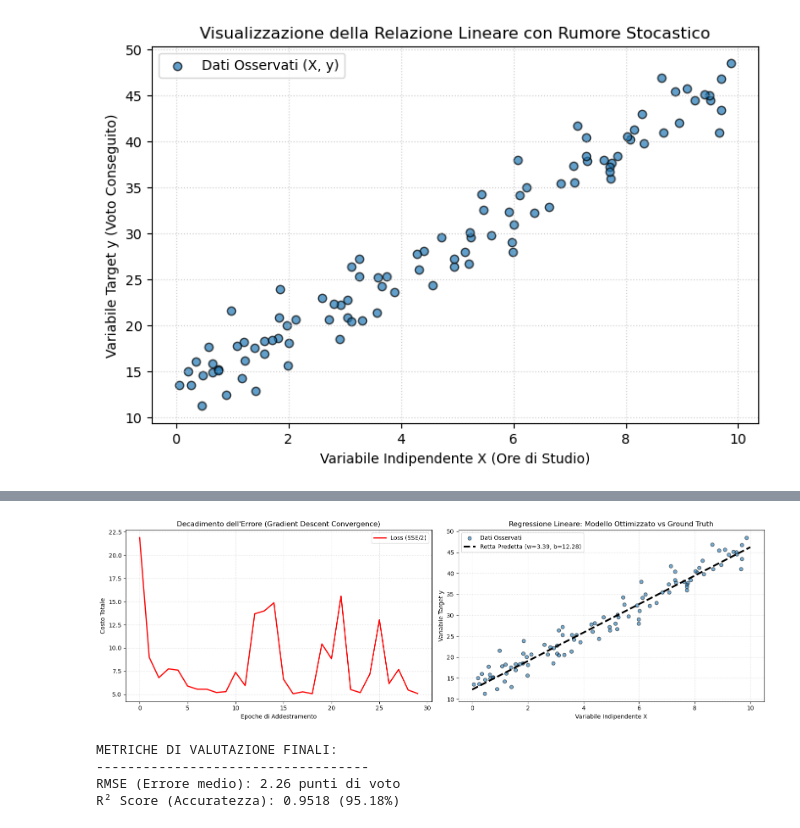
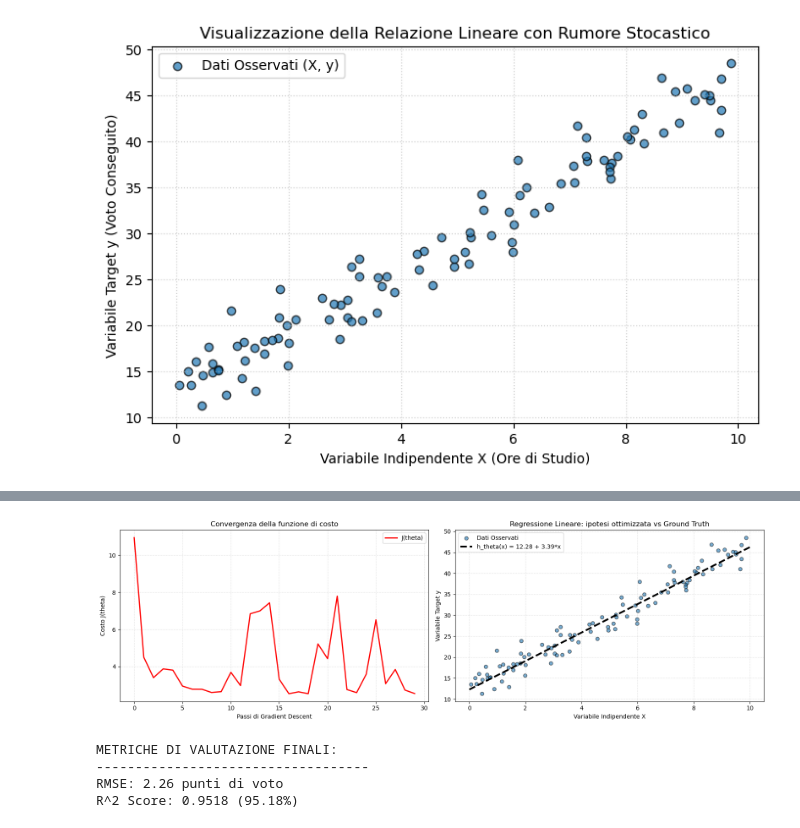
Before and after one commit to KrisBold12/stanford-cs229, a Jupyter notebook: 01_LinearRegression/StochasticGradientDescent.ipynb, the cells around one changed output, grey strips where cells are left out. Drawn from its saved outputs; the diff is of its cells as text; code cells hidden in the pictures.

Commit message:
Linear regression refactor + Logistic regression

```diff
--- a/01_LinearRegression/StochasticGradientDescent.ipynb
+++ b/01_LinearRegression/StochasticGradientDescent.ipynb
@@ -177,62 +157,53 @@ Valori reali (Ground Truth) impostati all'inizio -> w: 3.5000, b: 12.0000
 # %%
-# Inizializzo un pannello con due sotto-grafici (1 riga, 2 colonne)
+# Pannello con due sotto-grafici (1 riga, 2 colonne)
 fig, (ax1, ax2) = plt.subplots(1, 2, figsize=(16, 5))
 
-# ==============================================================================
-# GRAFICO 1: CURVA DI CONVERGENZA DELLA LOSS
-# ==============================================================================
-# Traccio l'andamento del costo rispetto alle epoche per verificare la stabilità
-ax1.plot(storia_loss, color='red', linewidth=2, label='Loss (SSE/2)')
-ax1.set_xlabel('Epoche di Addestramento')
-ax1.set_ylabel('Costo Totale')
-ax1.set_title('Decadimento dell\'Errore (Gradient Descent Convergence)')
+# GRAFICO 1: convergenza della funzione di costo J(theta)
+ax1.plot(storia_costo, color='red', linewidth=2, label='J(theta)')
+ax1.set_xlabel('Passi di Gradient Descent')
+ax1.set_ylabel('Costo J(theta)')
+ax1.set_title('Convergenza della funzione di costo')
 ax1.grid(True, linestyle=':', alpha=0.6)
 ax1.legend()
 
-# ==============================================================================
-# GRAFICO 2: OVERLAY DELLA RETTA OTTIMIZZATA SUI DATI ORIGINARI
-# ==============================================================================
-# Rappresento la nuvola di punti sperimentale
+# GRAFICO 2: retta dell'ipotesi h_theta(x) sovrapposta ai dati
 ax2.scatter(X, y, color='#1f77b4', alpha=0.6, edgecolors='k', label='Dati Osservati')
 
-# Calcolo i punti della retta di regressione usando i parametri w e b ottimizzati
-X_linea = np.array([0, 10])
-y_linea = w * X_linea + b
+# Costruisco due punti estremi e aggiungo anche a loro la colonna x0 = 1
+X_linea = np.array([[0.0], [10.0]])
+X_linea_b = np.hstack([np.ones((2, 1)), X_linea])
+y_linea = ipotesi(X_linea_b, theta)
 
-# Sovrappongo la retta ottimizzata dal modello
 ax2.plot(X_linea, y_linea, color='black', linestyle='--', linewidth=3,
-         label=f'Retta Predetta (w={w:.2f}, b={b:.2f})')
+         label=f'h_theta(x) = {theta[0, 0]:.2f} + {theta[1, 0]:.2f}*x')
 ax2.set_xlabel('Variabile Indipendente X')
 ax2.set_ylabel('Variabile Target y')
-ax2.set_title('Regressione Lineare: Modello Ottimizzato vs Ground Truth')
+ax2.set_title('Regressione Lineare: ipotesi ottimizzata vs Ground Truth')
 ax2.grid(True, linestyle=':', alpha=0.6)
 ax2.legend()
 
 plt.tight_layout()
 plt.show()
 # %% [output]
-[figure, old version]
+[figure, new version]
 # %%
-# 1. Calcolo le predizioni finali del modello ottimizzato
-y_pred_finali = w * X + b
+# Predizioni finali del modello: h_theta(x) su tutti gli esempi
+y_pred = ipotesi(X_b, theta)
 
-# 2. Calcolo il Root Mean Squared Error (RMSE)
-# È semplicemente la radice quadrata dell'MSE standard (diviso n)
-mse_finale = np.mean((y_pred_finali - y) ** 2)
-rmse = np.sqrt(mse_finale)
+# RMSE (radice dell'errore quadratico medio)
+rmse = np.sqrt(np.mean((y_pred - y) ** 2))
 
-# 3. Calcolo il coefficiente R² (R-squared)
-# Formula: 1 - (Somma dei quadrati dei residui / Somma dei quadrati totali rispetto alla media)
-somma_residui = np.sum((y - y_pred_finali) ** 2)
+# R^2 (coefficiente di determinazione)
+somma_residui = np.sum((y - y_pred) ** 2)
 somma_totale = np.sum((y - np.mean(y)) ** 2)
-r2_score = 1 - (somma_residui / somma_totale)
+r2 = 1 - somma_residui / somma_totale
 
 print("METRICHE DI VALUTAZIONE FINALI:")
 print("-" * 35)
-print(f"RMSE (Errore medio): {rmse:.2f} punti di voto")
-print(f"R² Score (Accuratezza): {r2_score:.4f} ({r2_score*100:.2f}%)")
+print(f"RMSE: {rmse:.2f} punti di voto")
+print(f"R^2 Score: {r2:.4f} ({r2 * 100:.2f}%)")
 # %% [output]
 METRICHE DI VALUTAZIONE FINALI:
 -----------------------------------
-RMSE (Errore medio): 2.26 punti di voto
-R² Score (Accuratezza): 0.9518 (95.18%)
+RMSE: 2.26 punti di voto
+R^2 Score: 0.9518 (95.18%)
```
Also changed, not shown: parts of 3 cells of this notebook, 2 other files.
